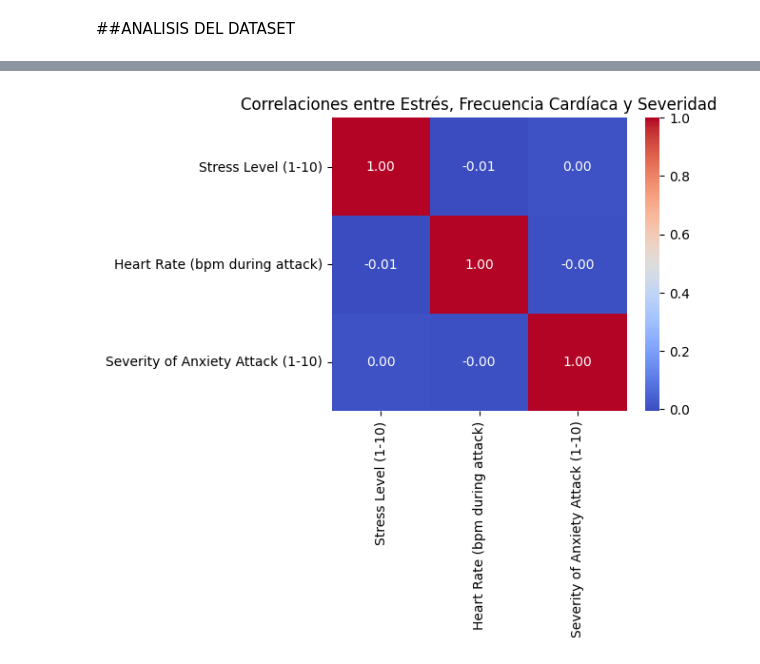
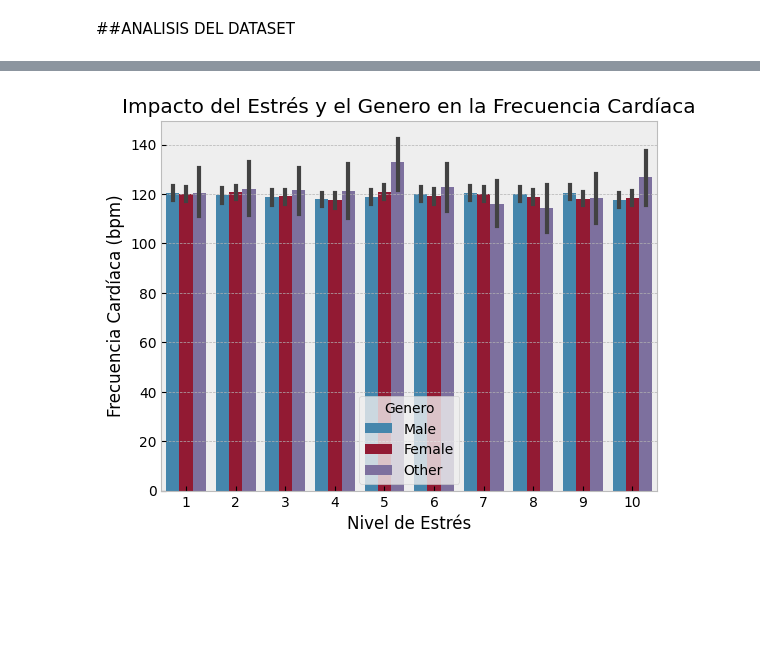
Before and after one commit to osvaldoguti/AnxietyAttack, a Jupyter notebook: Factores_que_inciden_en_los_ataques_de_ansiedad.ipynb, the cells around one changed output, grey strips where cells are left out. Saved outputs shown, nothing was run; the diff lists cells and outputs as text; code cells hidden in the pictures; blank space fills up the shorter version.

```diff
--- a/Factores_que_inciden_en_los_ataques_de_ansiedad.ipynb
+++ b/Factores_que_inciden_en_los_ataques_de_ansiedad.ipynb
@@ -158,8 +211,14 @@ plt.show()
-# %%
-plt.figure(figsize=(5, 4))
-corr_matrix = df[['Stress Level (1-10)', 'Heart Rate (bpm during attack)', 'Severity of Anxiety Attack (1-10)']].corr()
-sns.heatmap(corr_matrix, annot=True, cmap='coolwarm', fmt='.2f')
-plt.title("Correlaciones entre Estrés, Frecuencia Cardíaca y Severidad")
-plt.show()
-# %% [output]
-[figure, removed]
+# %%
+sns.barplot(
+    data=df,
+    x='Stress Level (1-10)',
+    y='Heart Rate (bpm during attack)',
+    hue='Gender'
+)
+plt.title("Impacto del Estrés y el Genero en la Frecuencia Cardíaca")
+plt.xlabel("Nivel de Estrés")
+plt.ylabel("Frecuencia Cardíaca (bpm)")
+plt.legend(title="Genero")
+plt.show()
+# %% [output]
+[figure, added]
```
Also changed, not shown: parts of 23 cells of this notebook.
